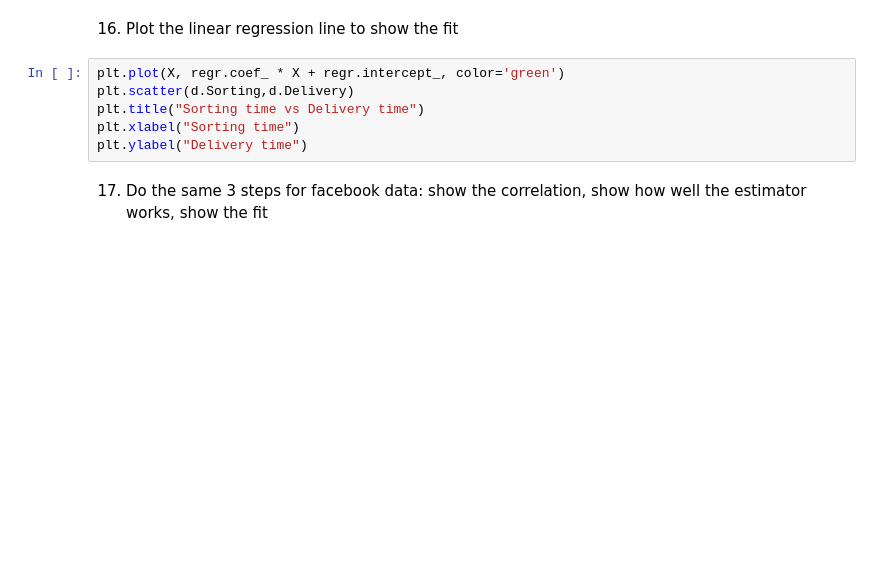
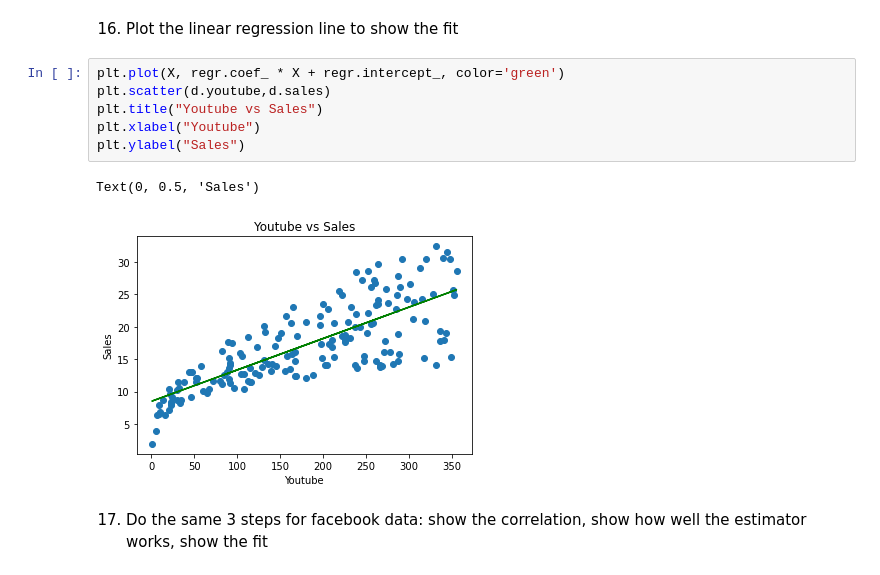
Before and after one commit to Pratyush-Shanbhag/Introduction_To_Data_Science, a Jupyter notebook: Exercise_6/6-LinearRegression.ipynb, the cells around one changed output. Drawn from its saved outputs; the diff is of its cells as text; blank space fills up the shorter version.

```diff
--- a/Exercise_6/6-LinearRegression.ipynb
+++ b/Exercise_6/6-LinearRegression.ipynb
@@ -197,10 +197,13 @@ R^2 value: 0.61
 16. Plot the linear regression line to show the fit
 # %%
 plt.plot(X, regr.coef_ * X + regr.intercept_, color='green')
-plt.scatter(d.Sorting,d.Delivery)
-plt.title("Sorting time vs Delivery time")
-plt.xlabel("Sorting time")
-plt.ylabel("Delivery time")
+plt.scatter(d.youtube,d.sales)
+plt.title("Youtube vs Sales")
+plt.xlabel("Youtube")
+plt.ylabel("Sales")
+# %% [output]
+Text(0, 0.5, 'Sales')
+[figure, added]
 # %% [markdown]
 17. Do the same 3 steps for facebook data: show the correlation, show how well the estimator works, show the fit
 # %%
```
Also changed, not shown: parts of 4 cells of this notebook.
